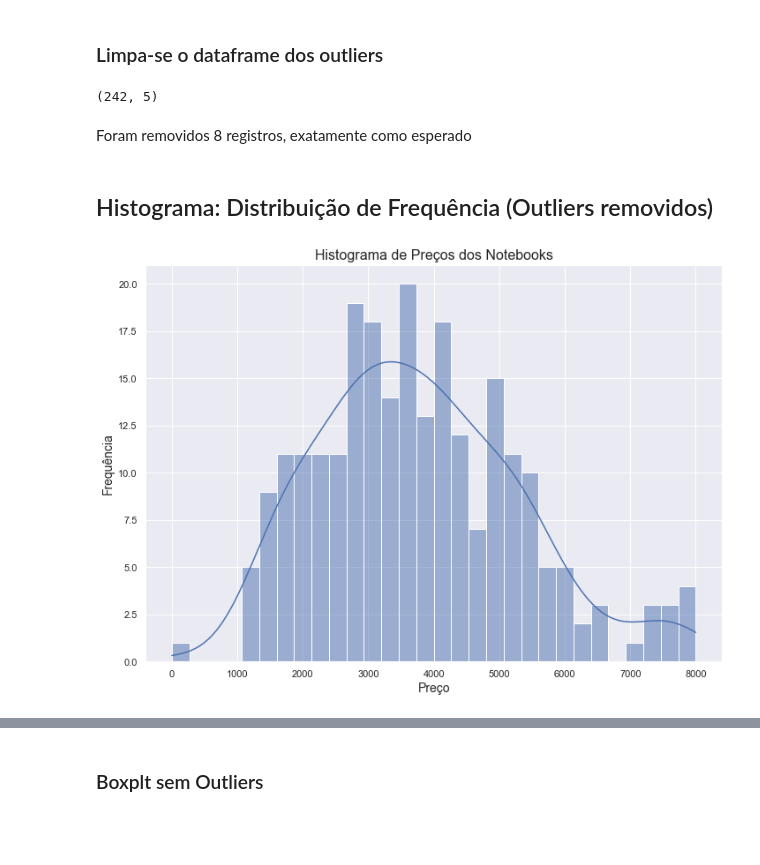
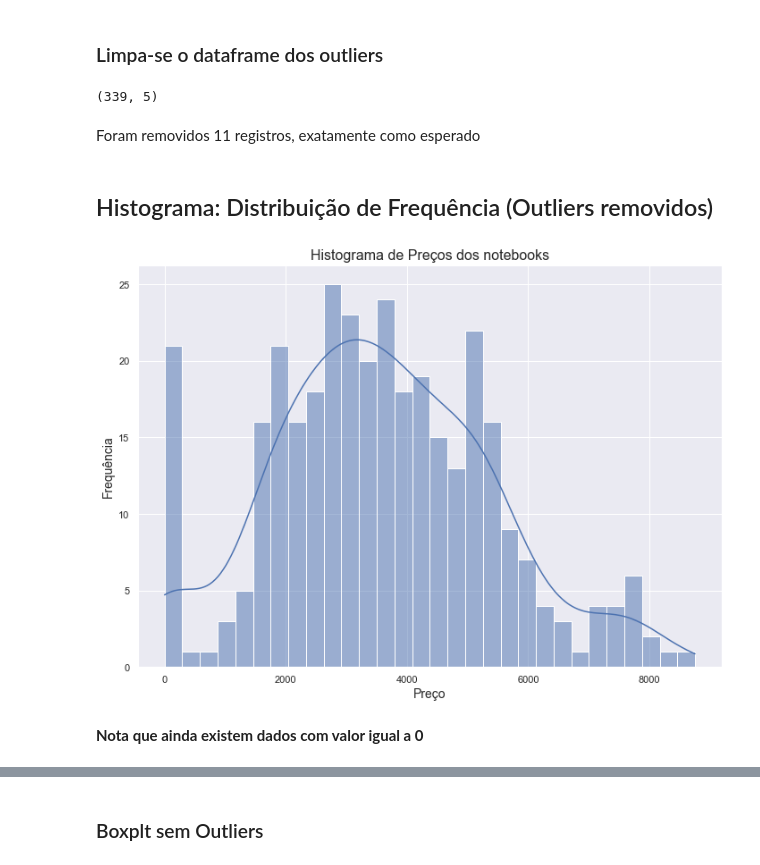
Before and after one commit to vitordutra/desafio-3-trilhas-webscraping, a Jupyter notebook: americanas/Análise Americanas.ipynb, the cells around one changed output, grey strips where cells are left out. Cells and saved outputs as stored; diff of their text form; code cells hidden in the pictures; blank space fills up the shorter version.

```diff
--- a/americanas/Análise Americanas.ipynb
+++ b/americanas/Análise Americanas.ipynb
@@ -59,10 +149,11 @@ df.query("Preço == 0")
 # %% [markdown]
 ## Histograma: Distribuição de Frequencias
 # %%
-sns.set(style="darkgrid")
-sns.set(rc={'figure.figsize':(11.7,8.27)})
-histplot = sns.histplot(data=df, x='Preço', linewidth=1, bins=30, kde=True)
-histplot.axes.set_title("Histograma de Preços dos Notebooks", fontsize=16)
-histplot.set_xlabel("Preço", fontsize=14)
-histplot.set_ylabel("Frequência", fontsize=14)
-plt.show()
+def plotarHistograma(df, titulo):
+    sns.set(style="darkgrid")
+    sns.set(rc={'figure.figsize':(11.7,8.27)})
+    histplot = sns.histplot(data=df, x='Preço', linewidth=1, bins=30, kde=True)
+    histplot.axes.set_title(f"Histograma de Preços dos {titulo}", fontsize=16)
+    histplot.set_xlabel("Preço", fontsize=14)
+    histplot.set_ylabel("Frequência", fontsize=14)
+    plt.show()
@@ -110,3 +223,15 @@ def outliers_indexes(df, ft):
     lista_indices = df.index[ (df[ft] < LI) | (df[ft] > LS) ]
 
     return lista_indices
+# %%
+# Cria-se uma lista vazia para armazenar os índices de saídas de múltiplas colunas
+# (somente caso se quisesse tirar outliers de multiplas colunas)
+
+def outliers_index_l(df):
+    index_list = []
+    for feature in ["Preço", "TotalReviews"]:
+        index_list.extend(outliers_indexes(df, feature))
+    outliers_index_list = outliers_indexes(df, 'Preço')
+    print("Quantidade de outliers: ",len(outliers_index_list))
+
+    return outliers_index_list
@@ -113,6 +240,2 @@ def outliers_indexes(df, ft):
 # %%
-# Cria-se uma lista vazia para armazenar os índices de saídas de múltiplas colunas
-# (somente caso se quisesse tirar outliers de multiplas colunas)
-index_list = []
-for feature in ["Preço", "TotalReviews"]:
-    index_list.extend(outliers_indexes(df, feature))
+outliers_index_list_notebook = outliers_index_l(df_notebook)
@@ -135,22 +254,18 @@ def remove_outliers(df, index_list):
 # %% [markdown]
 ### Limpa-se o dataframe dos outliers
 # %%
-df_clean = remove_outliers(df, outliers_index_list)
+df_clean_notebook = remove_outliers(df_notebook, outliers_index_list_notebook)
 # %%
-df_clean.shape
+df_clean_notebook.shape
 # %% [output]
-(242, 5)
+(339, 5)
 # %% [markdown]
-Foram removidos 8 registros, exatamente como esperado
+Foram removidos 11 registros, exatamente como esperado
 # %% [markdown]
 ## Histograma: Distribuição de Frequência (Outliers removidos)
 # %%
-sns.set(style="darkgrid")
-sns.set(rc={'figure.figsize':(11.7,8.27)})
-histplot = sns.histplot(data=df_clean, x='Preço', linewidth=1, bins=30, kde=True)
-histplot.axes.set_title("Histograma de Preços dos Notebooks", fontsize=16)
-histplot.set_xlabel("Preço", fontsize=14)
-histplot.set_ylabel("Frequência", fontsize=14)
-plt.show()
+plotarHistograma(df_clean_notebook, "notebooks")
 # %% [output]
-[figure, old version]
+[figure, new version]
+# %% [markdown]
+**Nota que ainda existem dados com valor igual a 0**
```
Also changed, not shown: parts of 97 cells of this notebook, 6 other files.
